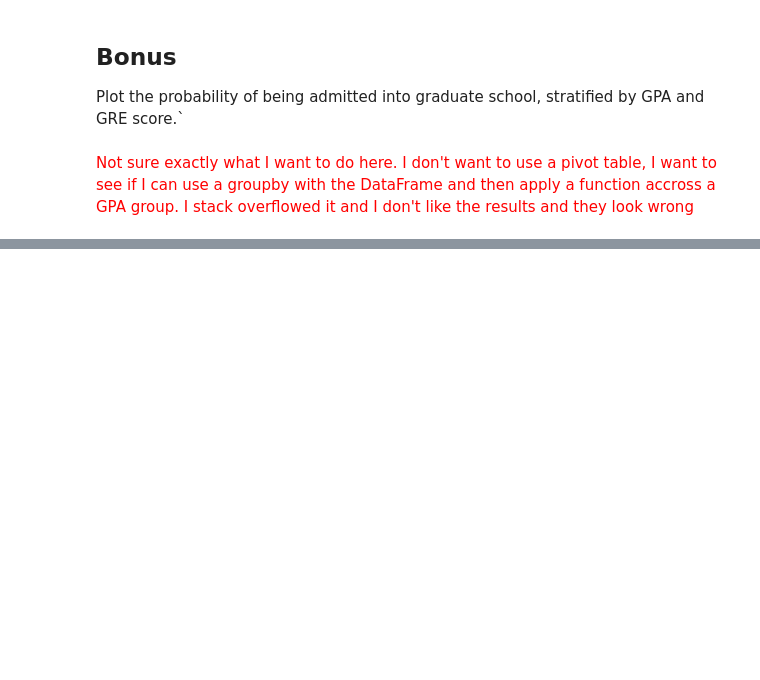
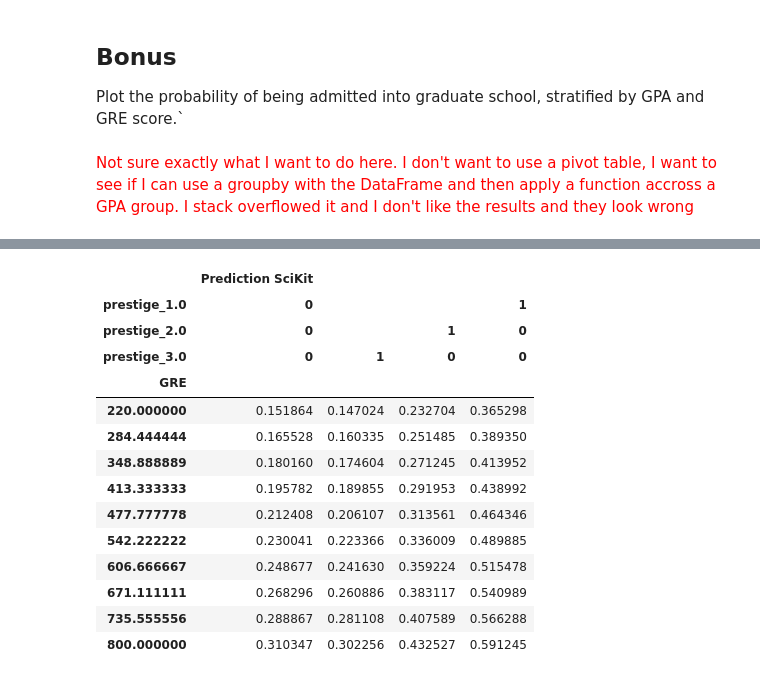
Before and after one commit to themp731/Projects, a Jupyter notebook: Project3/Project3.MP3.ipynb, the cells around one changed output, grey strips where cells are left out. Drawn from its saved outputs; the diff is of its cells as text; code cells hidden in the pictures; blank space fills up the shorter version.

```diff
--- a/Project3/Project3.MP3.ipynb
+++ b/Project3/Project3.MP3.ipynb
@@ -518,7 +537,23 @@ plt.legend(['4','3','2','1'],title='school prestige')
 # %%
-GREG = results.pivot_table(values=["Prediction SciKit"], index=["GPA"], columns=['prestige_1.0','prestige_2.0','prestige_3.0'], \
+GREG = results.pivot_table(values=["Prediction SciKit"], index=["GRE"], columns=['prestige_1.0','prestige_2.0','prestige_3.0'], \
                            aggfunc = np.mean)
 GREG.head(10)
+# %% [output]
+|  | Prediction SciKit |  |  |  |
+| prestige_1.0 | 0 |  |  | 1 |
+| prestige_2.0 | 0 |  | 1 | 0 |
+| prestige_3.0 | 0 | 1 | 0 | 0 |
+| GRE |  |  |  |  |
+| 220.000000 | 0.151864 | 0.147024 | 0.232704 | 0.365298 |
+| 284.444444 | 0.165528 | 0.160335 | 0.251485 | 0.389350 |
+| 348.888889 | 0.180160 | 0.174604 | 0.271245 | 0.413952 |
+| 413.333333 | 0.195782 | 0.189855 | 0.291953 | 0.438992 |
+| 477.777778 | 0.212408 | 0.206107 | 0.313561 | 0.464346 |
+| 542.222222 | 0.230041 | 0.223366 | 0.336009 | 0.489885 |
+| 606.666667 | 0.248677 | 0.241630 | 0.359224 | 0.515478 |
+| 671.111111 | 0.268296 | 0.260886 | 0.383117 | 0.540989 |
+| 735.555556 | 0.288867 | 0.281108 | 0.407589 | 0.566288 |
+| 800.000000 | 0.310347 | 0.302256 | 0.432527 | 0.591245 |
 # %%
 GREG.plot()
 plt.legend(['4','3','2','1'],title='school prestige')
```
Also changed, not shown: parts of 4 cells of this notebook, 3 other files.
